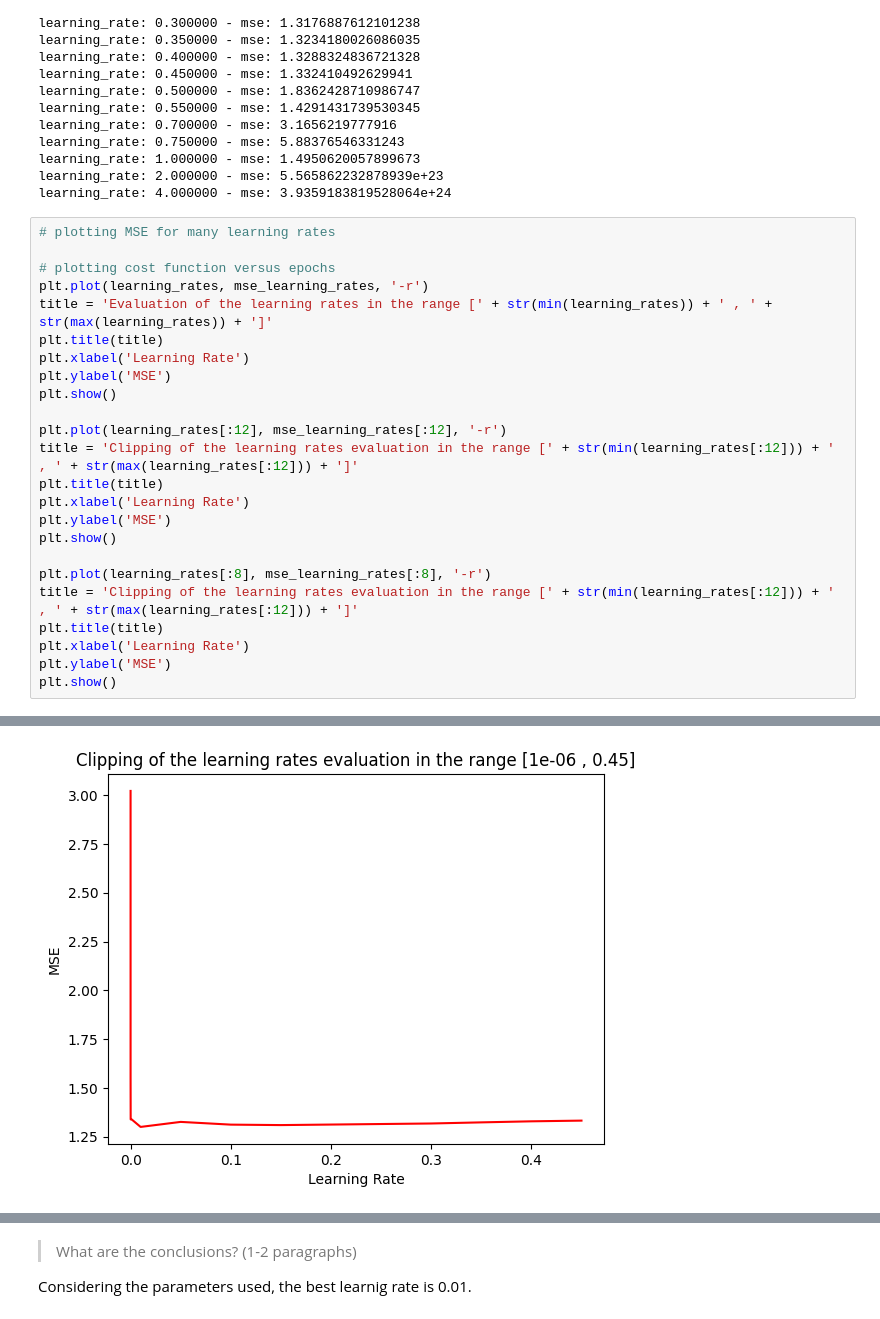
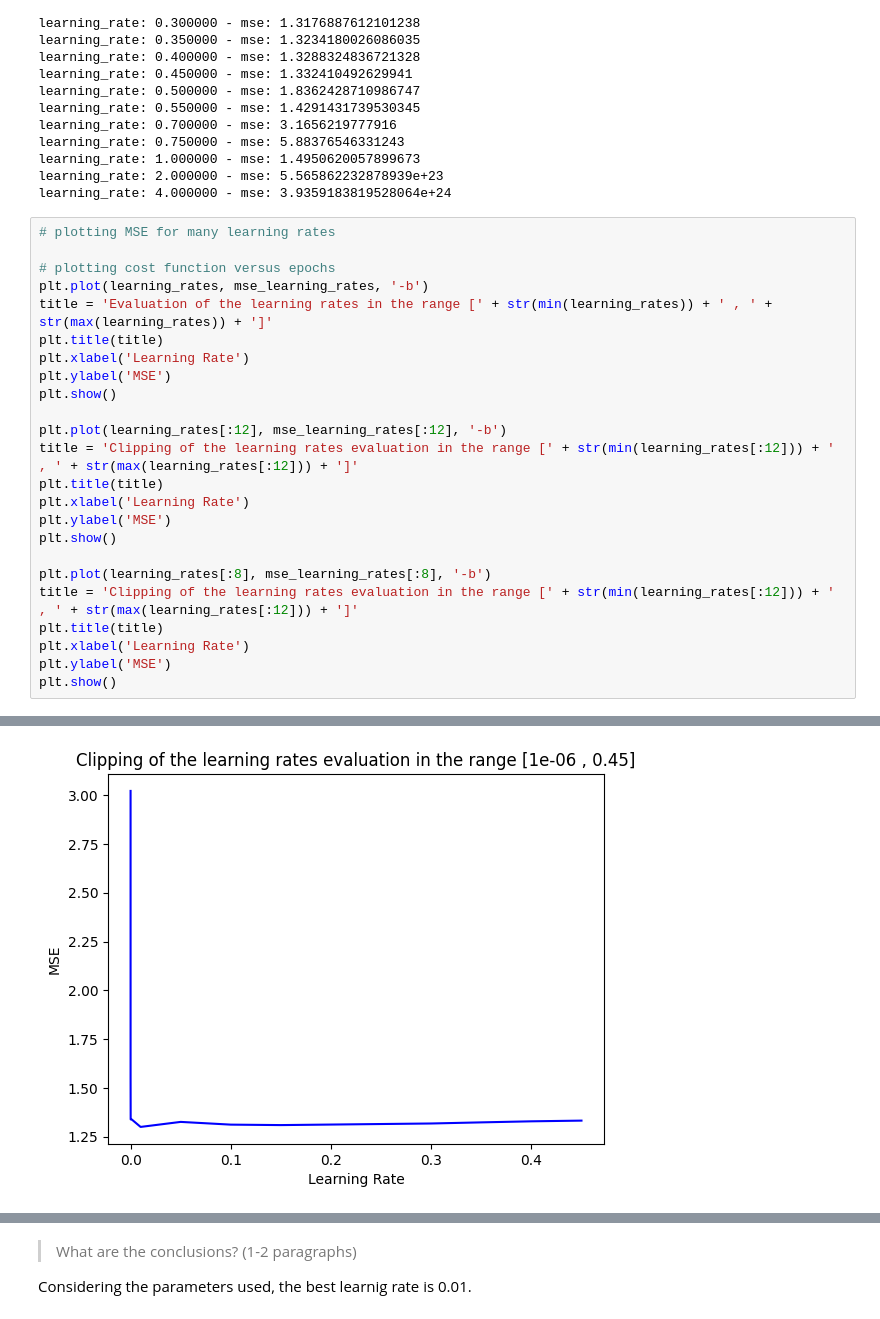
Before and after one commit to rubenscp/MO444-MC886-Tarefas, a Jupyter notebook: Tarefa 02/T2_Classical_Techniques by Rubens.ipynb, the cells around one changed output, grey strips where cells are left out. Saved outputs shown, nothing was run; the diff lists cells and outputs as text.

```diff
--- a/Tarefa 02/T2_Classical_Techniques by Rubens.ipynb
+++ b/Tarefa 02/T2_Classical_Techniques by Rubens.ipynb
@@ -795,21 +795,21 @@ learning_rate: 4.000000 - mse: 3.9359183819528064e+24
 # plotting MSE for many learning rates
 
 # plotting cost function versus epochs
-plt.plot(learning_rates, mse_learning_rates, '-r')
+plt.plot(learning_rates, mse_learning_rates, '-b')
 title = 'Evaluation of the learning rates in the range [' + str(min(learning_rates)) + ' , ' + str(max(learning_rates)) + ']'
 plt.title(title)
 plt.xlabel('Learning Rate')
 plt.ylabel('MSE')
 plt.show()
 
-plt.plot(learning_rates[:12], mse_learning_rates[:12], '-r')
+plt.plot(learning_rates[:12], mse_learning_rates[:12], '-b')
 title = 'Clipping of the learning rates evaluation in the range [' + str(min(learning_rates[:12])) + ' , ' + str(max(learning_rates[:12])) + ']'
 plt.title(title)
 plt.xlabel('Learning Rate')
 plt.ylabel('MSE')
 plt.show()
 
-plt.plot(learning_rates[:8], mse_learning_rates[:8], '-r')
+plt.plot(learning_rates[:8], mse_learning_rates[:8], '-b')
 title = 'Clipping of the learning rates evaluation in the range [' + str(min(learning_rates[:12])) + ' , ' + str(max(learning_rates[:12])) + ']'
 plt.title(title)
 plt.xlabel('Learning Rate')
@@ -820 +820 @@ plt.show()
-[figure, old version]
+[figure, new version]
```
Also changed, not shown: parts of 2 cells of this notebook.
